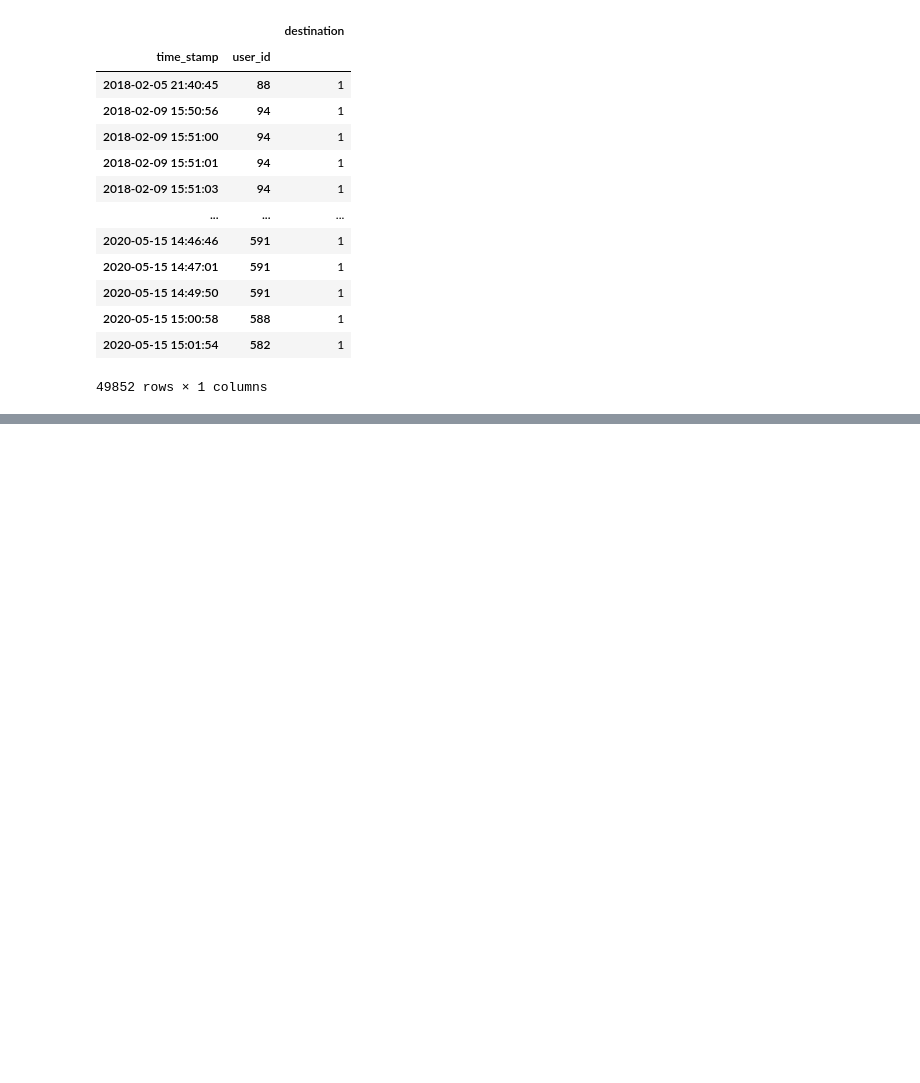
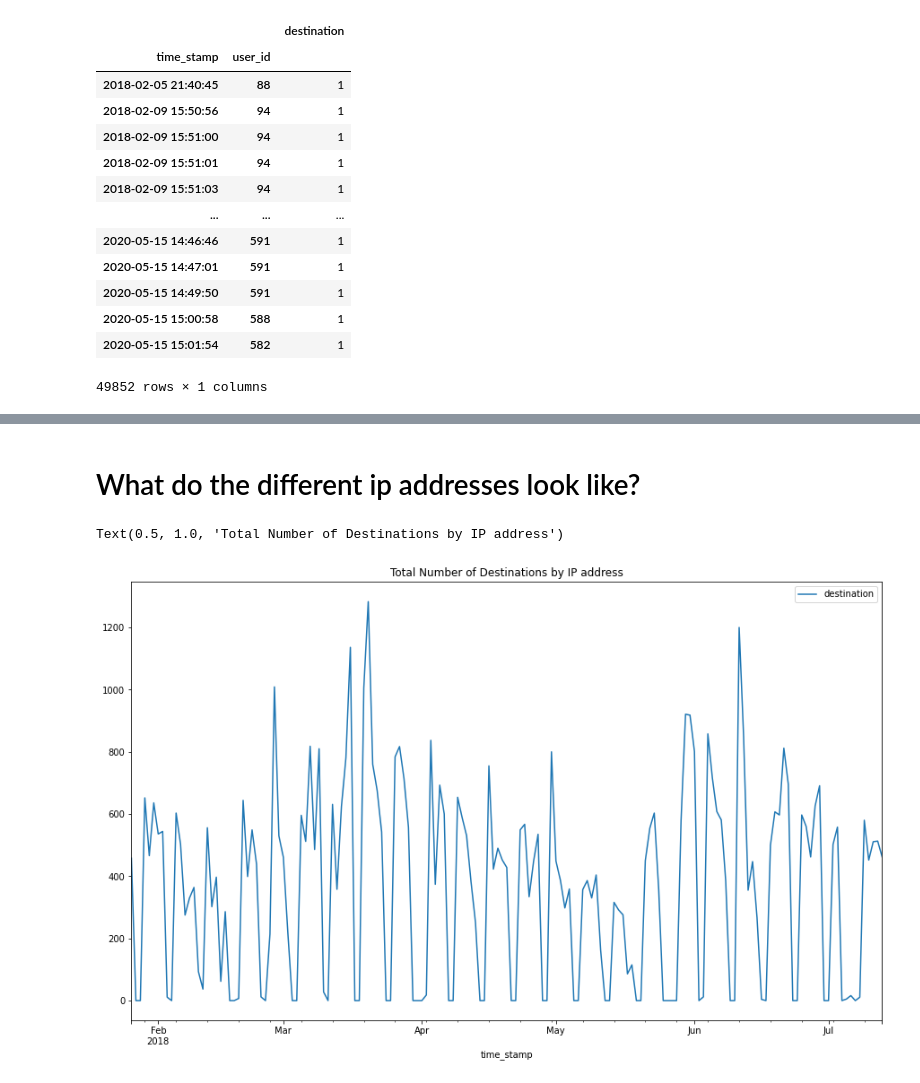
Before and after one commit to guedanie/anomaly_detection, a Jupyter notebook: time_series_anomaly_detection.ipynb, the cells around one changed output, grey strips where cells are left out. Cells and saved outputs as stored; diff of their text form; code cells hidden in the pictures; blank space fills up the shorter version.

```diff
--- a/time_series_anomaly_detection.ipynb
+++ b/time_series_anomaly_detection.ipynb
@@ -301,3 +369,11 @@ ds
+# %% [markdown]
+# What do the different ip addresses look like?
+# %%
+logs[logs.ip == "98.106.20.62"].groupby(["time_stamp"])[["destination"]].count().resample("D").sum().plot.line(figsize=(15,9))
+plt.title("Total Number of Destinations by IP address")
+# %% [output]
+Text(0.5, 1.0, 'Total Number of Destinations by IP address')
+[figure, added]
 # %%
 df = pd.DataFrame()
 users = logs.user_id.value_counts().index.sort_values()
```
Also changed, not shown: parts of 3 cells of this notebook.
